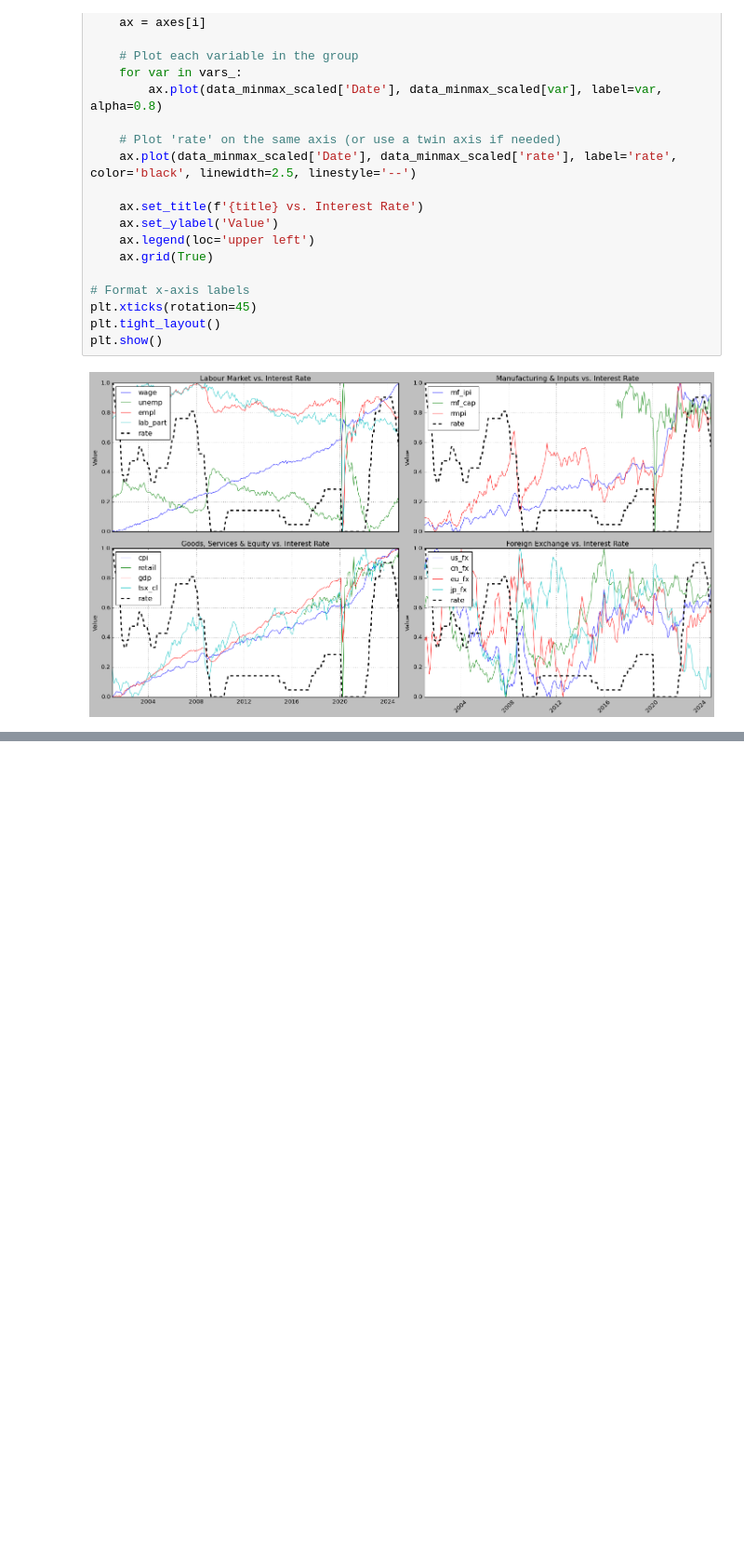
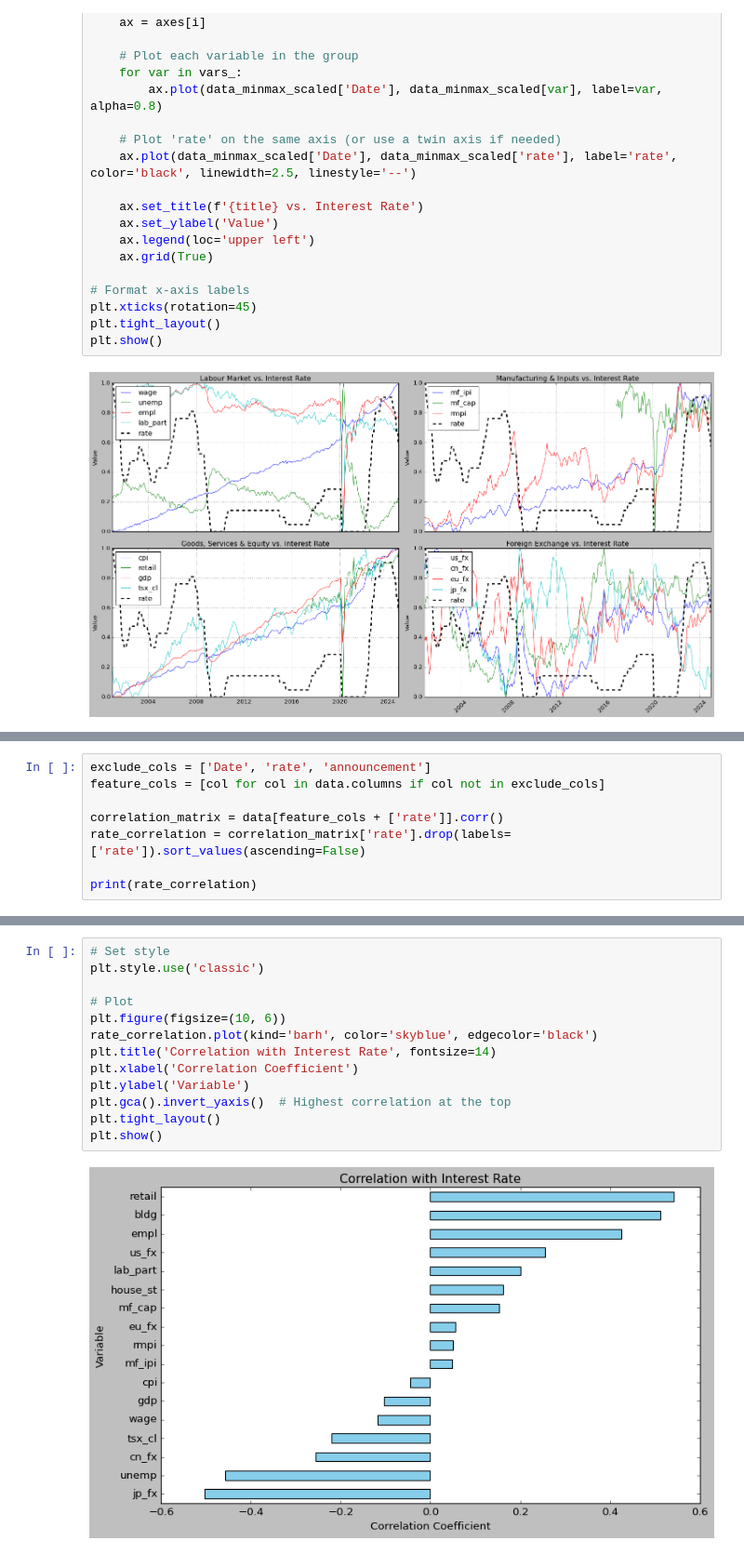
Before and after one commit to FleaBusyBeeBergs/dtsa5511-final-project, a Jupyter notebook: dtsa5511_final_project.ipynb, the cells around one changed output, grey strips where cells are left out. Shown at 93% size. Saved outputs shown, nothing was run; the diff lists cells and outputs as text; blank space fills up the shorter version.

```diff
--- a/dtsa5511_final_project.ipynb
+++ b/dtsa5511_final_project.ipynb
@@ -626,0 +604,8 @@ dtype: float64
+# %%
+exclude_cols = ['Date', 'rate', 'announcement']
+feature_cols = [col for col in data.columns if col not in exclude_cols]
+
+correlation_matrix = data[feature_cols + ['rate']].corr()
+rate_correlation = correlation_matrix['rate'].drop(labels=['rate']).sort_values(ascending=False)
+
+print(rate_correlation)
@@ -626,0 +631,15 @@ dtype: float64
+# %%
+# Set style
+plt.style.use('classic')
+
+# Plot
+plt.figure(figsize=(10, 6))
+rate_correlation.plot(kind='barh', color='skyblue', edgecolor='black')
+plt.title('Correlation with Interest Rate', fontsize=14)
+plt.xlabel('Correlation Coefficient')
+plt.ylabel('Variable')
+plt.gca().invert_yaxis()  # Highest correlation at the top
+plt.tight_layout()
+plt.show()
+# %% [output]
+[figure, added]
```
Also changed, not shown: parts of 19 cells of this notebook.
